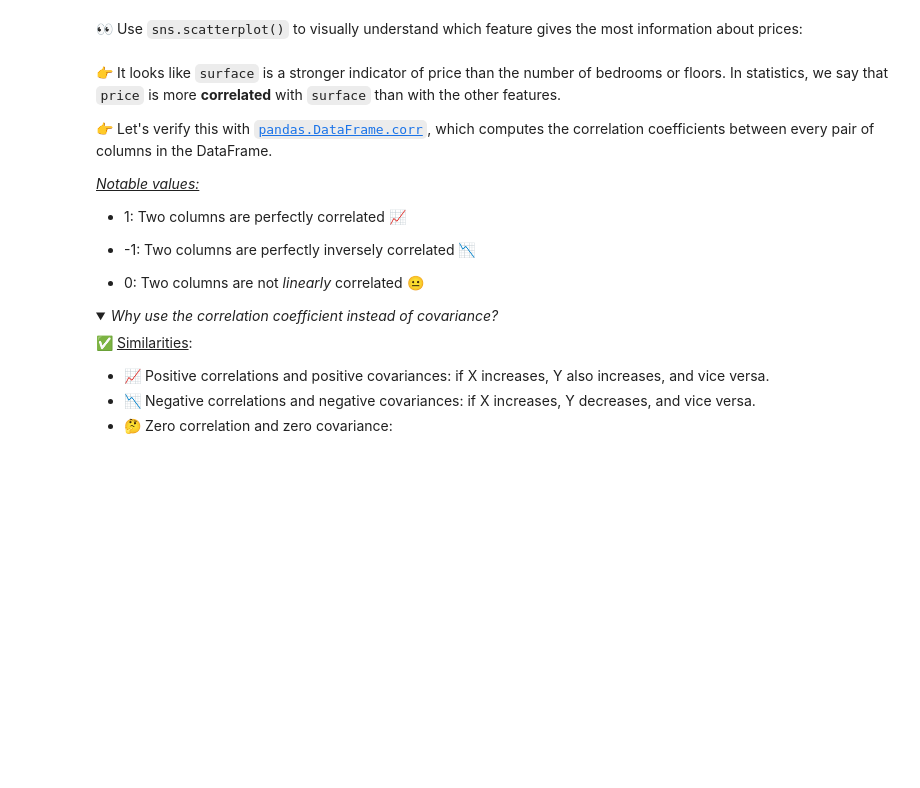
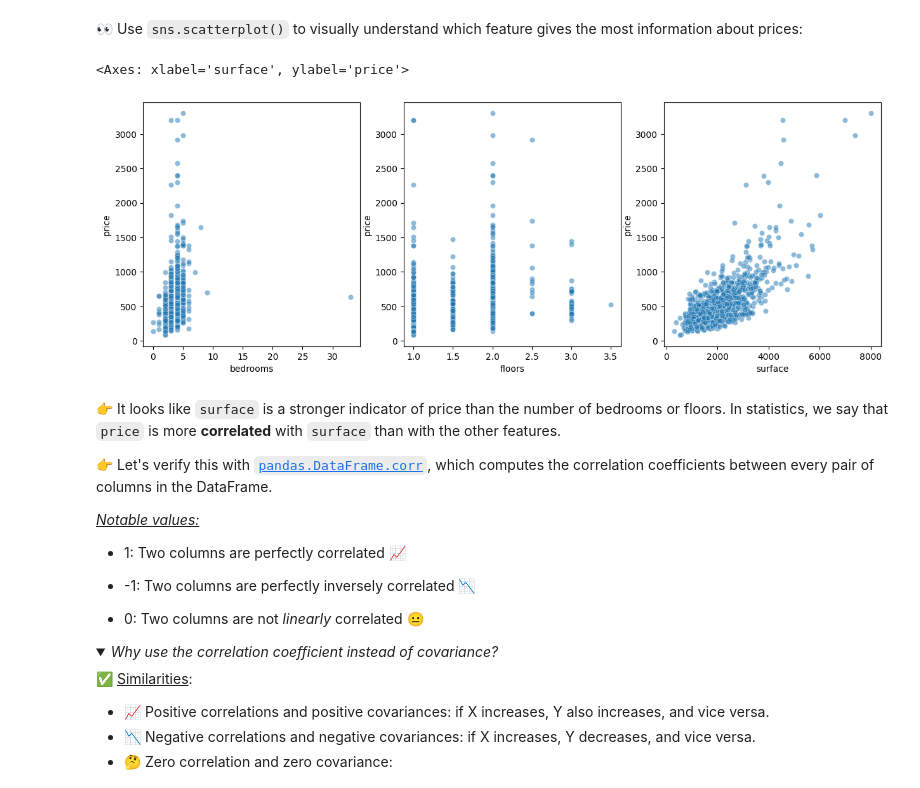
Before and after one commit to itsyeren/data-real-estate-advanced-estimator, a Jupyter notebook: 02-real_estate_advanced_estimator.ipynb, the cells around one changed output. Saved outputs shown, nothing was run; the diff lists cells and outputs as text; code cells hidden in the pictures; folded sections open; blank space fills up the shorter version.

```diff
--- a/02-real_estate_advanced_estimator.ipynb
+++ b/02-real_estate_advanced_estimator.ipynb
@@ -66,3 +73,12 @@ flats.head(10)
+# %%
+fig, (ax1, ax2, ax3) = plt.subplots(1, 3, figsize=(15, 5))
+
+sns.scatterplot(x="bedrooms", y="price", data=flats, alpha=0.5, ax=ax1)
+sns.scatterplot(x="floors", y="price", data=flats, alpha=0.5, ax=ax2)
+sns.scatterplot(x="surface", y="price", data=flats, alpha=0.5, ax=ax3)
+# %% [output]
+<Axes: xlabel='surface', ylabel='price'>
+[figure, added]
 # %% [markdown]
 👉 It looks like `surface` is a stronger indicator of price than the number of bedrooms or floors. In statistics, we say that `price` is more **correlated** with `surface` than with the other features.
 
```
Also changed, not shown: parts of 27 cells of this notebook, 2 other files.
